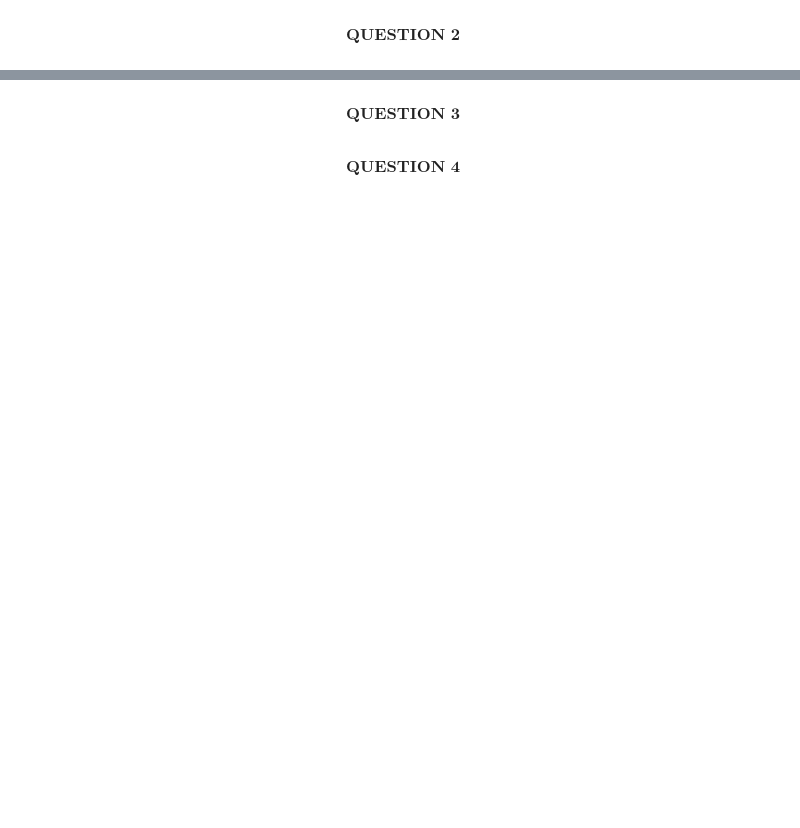
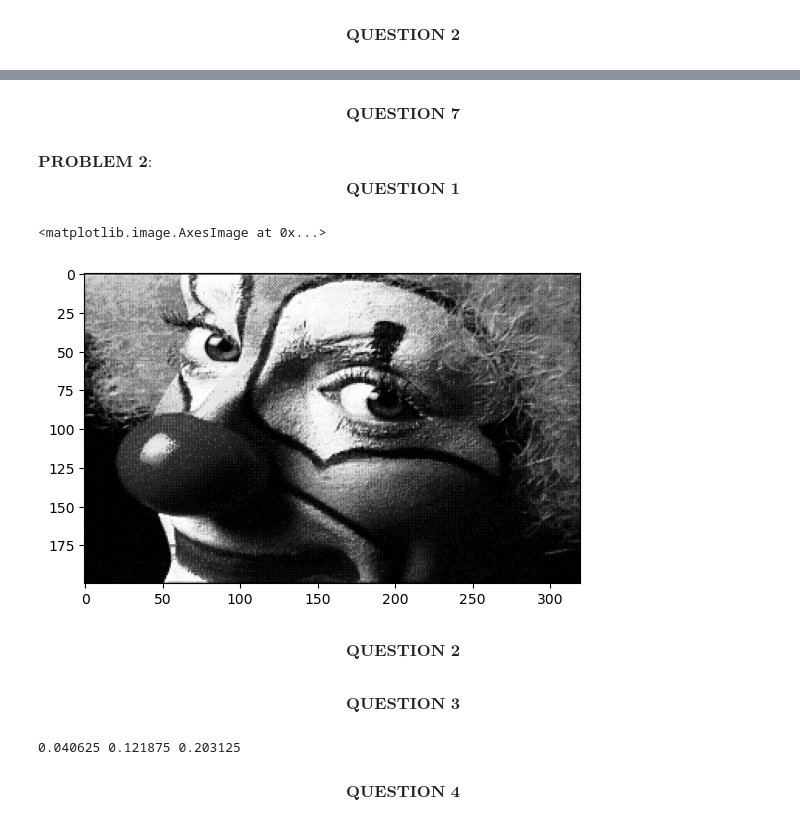
Before and after one commit to GATechMSCS/fall2023, a Jupyter notebook: deterministic_optimization/lectures/week11Modules21and22/homework/code/HW11_Code.ipynb, the cells around one changed output, grey strips where cells are left out. Saved outputs shown, nothing was run; the diff lists cells and outputs as text; code cells hidden in the pictures; blank space fills up the shorter version.

```diff
--- a/deterministic_optimization/lectures/week11Modules21and22/homework/code/HW11_Code.ipynb
+++ b/deterministic_optimization/lectures/week11Modules21and22/homework/code/HW11_Code.ipynb
@@ -10,0 +144,16 @@ $$\textbf{QUESTION 2}$$
+# %% [markdown]
+$$
+\textbf{QUESTION 7}
+$$
+# %% [markdown]
+$\textbf{PROBLEM 2:}$
+$$\textbf{QUESTION 1}$$
+# %%
+img_data = np.loadtxt("clownImage.txt")
+# %%
+plt.imshow(img_data)
+# %% [output]
+<matplotlib.image.AxesImage at 0x...>
+[figure, added]
+# %% [markdown]
+$$\textbf{QUESTION 2}$$
@@ -11,4 +162,11 @@ $$\textbf{QUESTION 2}$$
 # %% [markdown]
 $$\textbf{QUESTION 3}$$
+# %%
+m, n, r1, r2, r3 = U.shape[0], vh.shape[0], 5, 15, 25
+x5 = (m + n) * (r1 / (m * n))
+x15 = (m + n) * (r2 / (m * n))
+x25 = (m + n) * (r3 / (m * n))
+# %% [output]
+0.040625 0.121875 0.203125
 # %% [markdown]
 $$\textbf{QUESTION 4}$$
```
Also changed, not shown: parts of 20 cells of this notebook, 1 other file.
